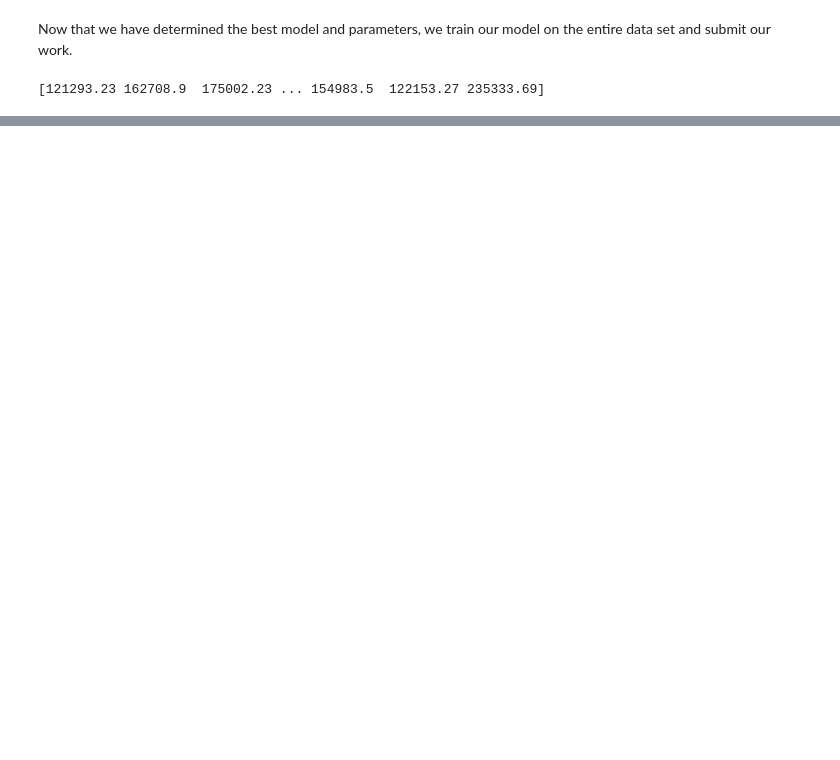
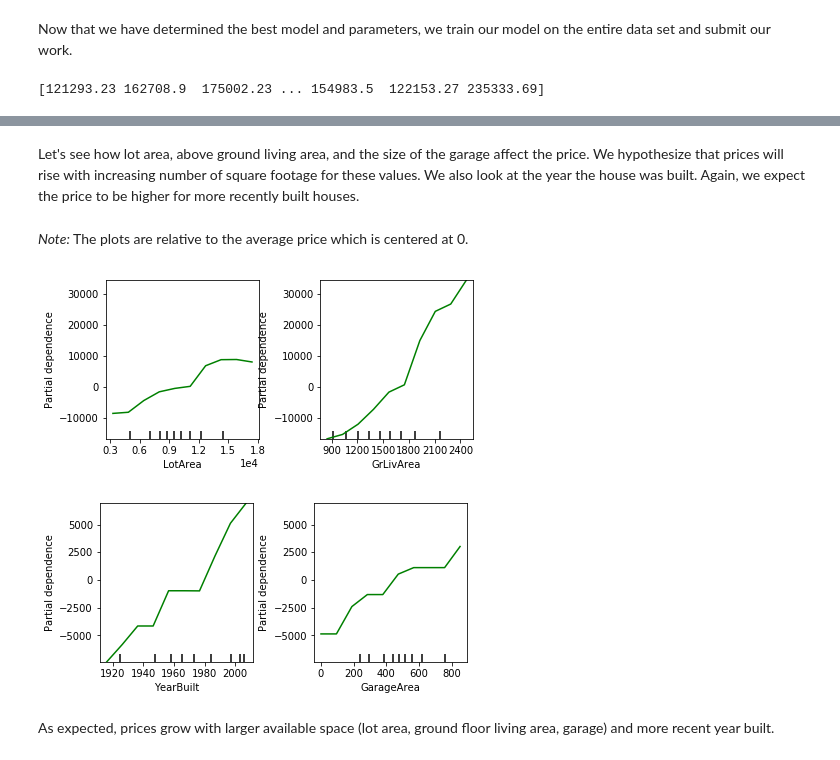
Before and after one commit to mstykow/iowa_homes, a Jupyter notebook: kernels/kernel.ipynb, the cells around one changed output, grey strips where cells are left out. Saved outputs shown, nothing was run; the diff lists cells and outputs as text; code cells hidden in the pictures; blank space fills up the shorter version.

```diff
--- a/kernels/kernel.ipynb
+++ b/kernels/kernel.ipynb
@@ -260,0 +273,26 @@ my_submission.to_csv('submission.csv', index=False)
+# %% [markdown]
+Let's see how lot area, above ground living area, and the size of the garage affect the price. We hypothesize that prices will rise with increasing number of square footage for these values. We also look at the year the house was built. Again, we expect the price to be higher for more recently built houses.
+# %% [markdown]
+ *Note:* The plots are relative to the average price which is centered at 0.
+# %%
+# We need to load a gradient booster that is compatible with scikit-learn's partial dependence module (not XGBoost).
+from sklearn.ensemble import GradientBoostingRegressor
+from sklearn.ensemble.partial_dependence import partial_dependence, plot_partial_dependence
+
+my_model = GradientBoostingRegressor()
+my_model.fit(X_train, y_train)
+my_plots = plot_partial_dependence(my_model,
+                                   features=[X_train.columns.get_loc("LotArea"), X_train.columns.get_loc("GrLivArea")], # column numbers of plots we want to show
+                                   X=X_train,            # raw predictors data.
+                                   feature_names=list(X_train.columns.values), # labels on graphs
+                                   grid_resolution=10) # number of values to plot on x axis
+my_plots = plot_partial_dependence(my_model,
+                                   features=[X_train.columns.get_loc("YearBuilt"), X_train.columns.get_loc("GarageArea")], # column numbers of plots we want to show
+                                   X=X_train,            # raw predictors data.
+                                   feature_names=list(X_train.columns.values), # labels on graphs
+                                   grid_resolution=10) # number of values to plot on x axis
+# %% [output]
+[figure, added]
+[figure, added]
+# %% [markdown]
+As expected, prices grow with larger available space (lot area, ground floor living area, garage) and more recent year built.
```
Also changed, not shown: parts of 5 cells of this notebook.
